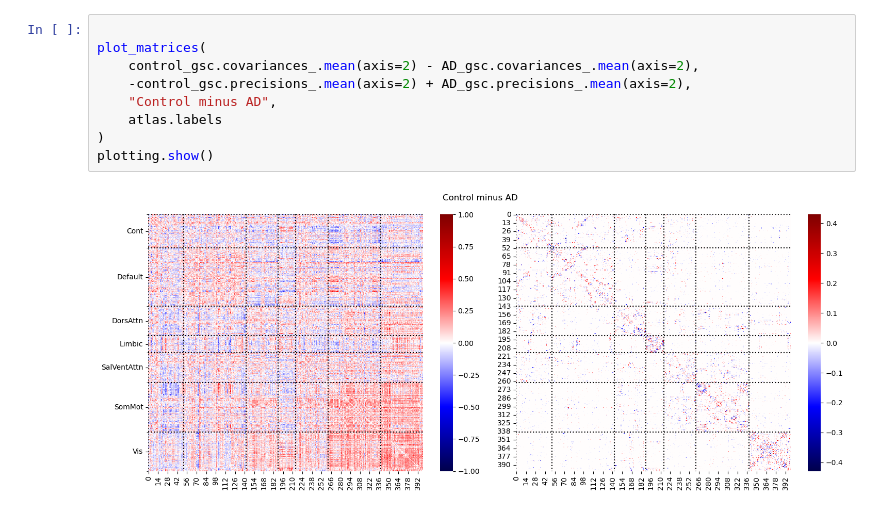
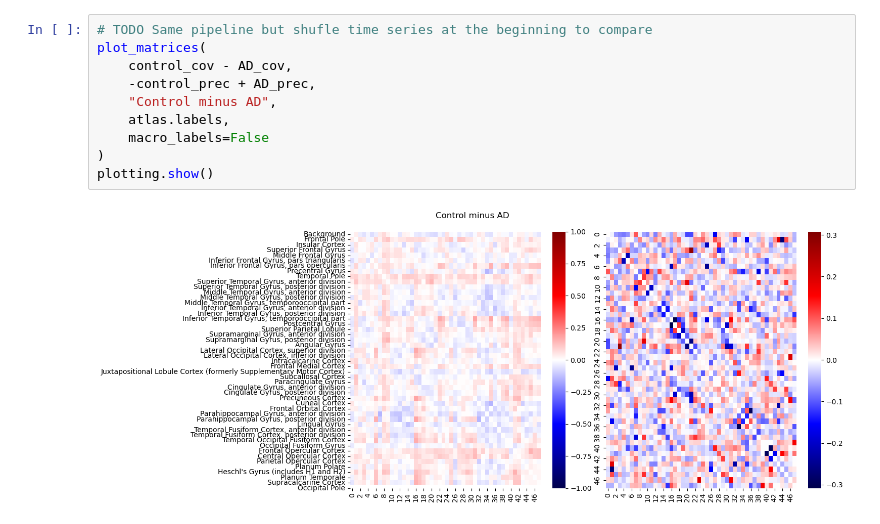
Before and after one commit to jonathan-legrand/bold-dementia, a Jupyter notebook: notebooks/compare_maps.ipynb, the cells around one changed output. Saved outputs shown, nothing was run; the diff lists cells and outputs as text.

```diff
--- a/notebooks/compare_maps.ipynb
+++ b/notebooks/compare_maps.ipynb
@@ -163,11 +228,12 @@ plotting.show()
-# %%
-
-plot_matrices(
-    control_gsc.covariances_.mean(axis=2) - AD_gsc.covariances_.mean(axis=2),
-    -control_gsc.precisions_.mean(axis=2) + AD_gsc.precisions_.mean(axis=2),
-    "Control minus AD",
-    atlas.labels
-)
-plotting.show()
-# %% [output]
-[figure, removed]
+# %%
+# TODO Same pipeline but shufle time series at the beginning to compare
+plot_matrices(
+    control_cov - AD_cov,
+    -control_prec + AD_prec,
+    "Control minus AD",
+    atlas.labels,
+    macro_labels=False
+)
+plotting.show()
+# %% [output]
+[figure, added]
```
Also changed, not shown: parts of 12 cells of this notebook, 2 other files.
